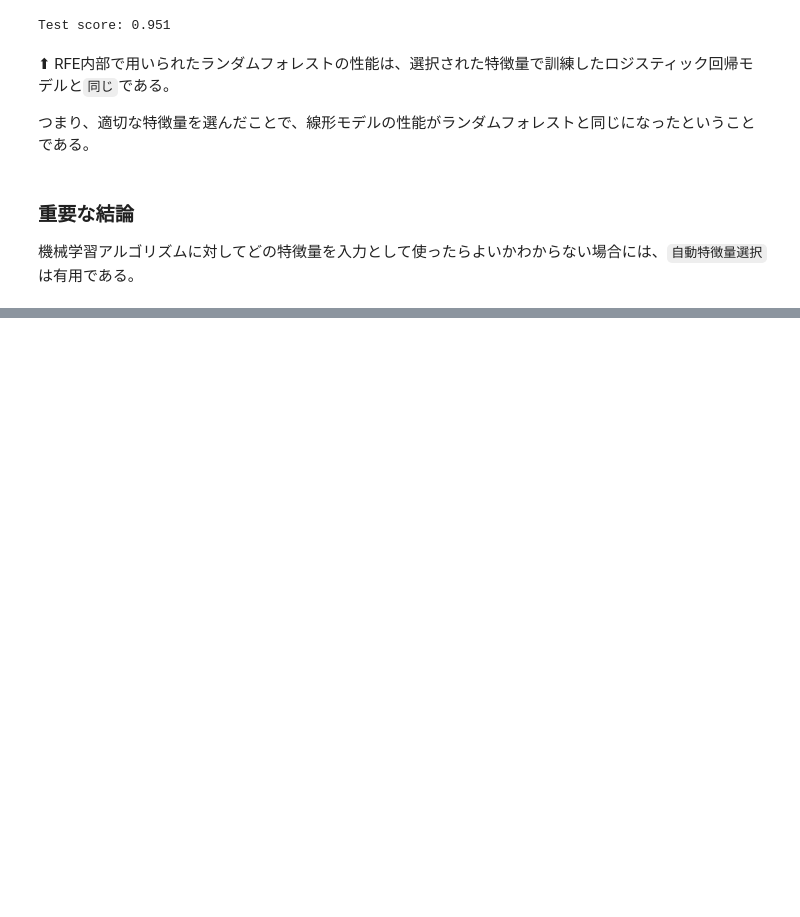
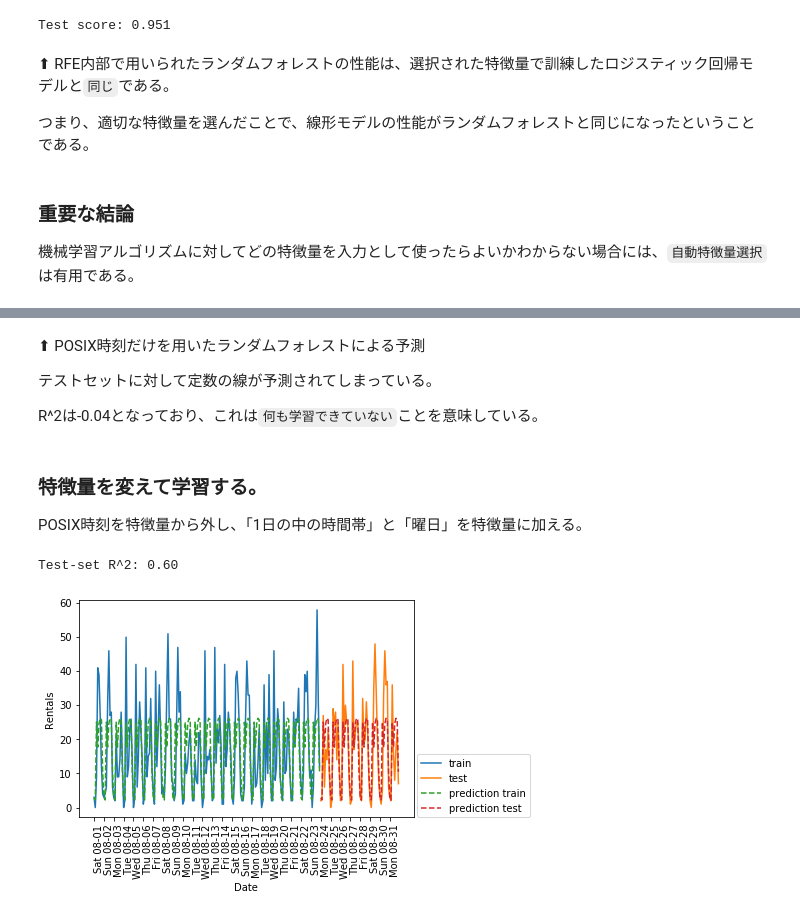
Before and after one commit to HokutoMorita/machine-learning, a Jupyter notebook: ex_feature_engineering/hands_on_feature_engineering/feature_engineering.ipynb, the cells around one changed output, grey strips where cells are left out. Saved outputs shown, nothing was run; the diff lists cells and outputs as text; code cells hidden in the pictures; blank space fills up the shorter version.

```diff
--- a/ex_feature_engineering/hands_on_feature_engineering/feature_engineering.ipynb
+++ b/ex_feature_engineering/hands_on_feature_engineering/feature_engineering.ipynb
@@ -462,0 +577,17 @@ Test score: 0.951
+# %% [markdown]
+⬆︎ POSIX時刻だけを用いたランダムフォレストによる予測
+
+テストセットに対して定数の線が予測されてしまっている。
+
+R^2は-0.04となっており、これは`何も学習できていない`ことを意味している。
+# %% [markdown]
+### 特徴量を変えて学習する。
+
+POSIX時刻を特徴量から外し、「1日の中の時間帯」と「曜日」を特徴量に加える。
+# %%
+# まずは、1日の中の時刻だけで学習させる
+X_hour = citibike.index.hour.to_numpy().reshape(-1, 1)
+eval_on_features(X_hour, y, regressor)
+# %% [output]
+Test-set R^2: 0.60
+[figure, added]
```
Also changed, not shown: parts of 20 cells of this notebook.
